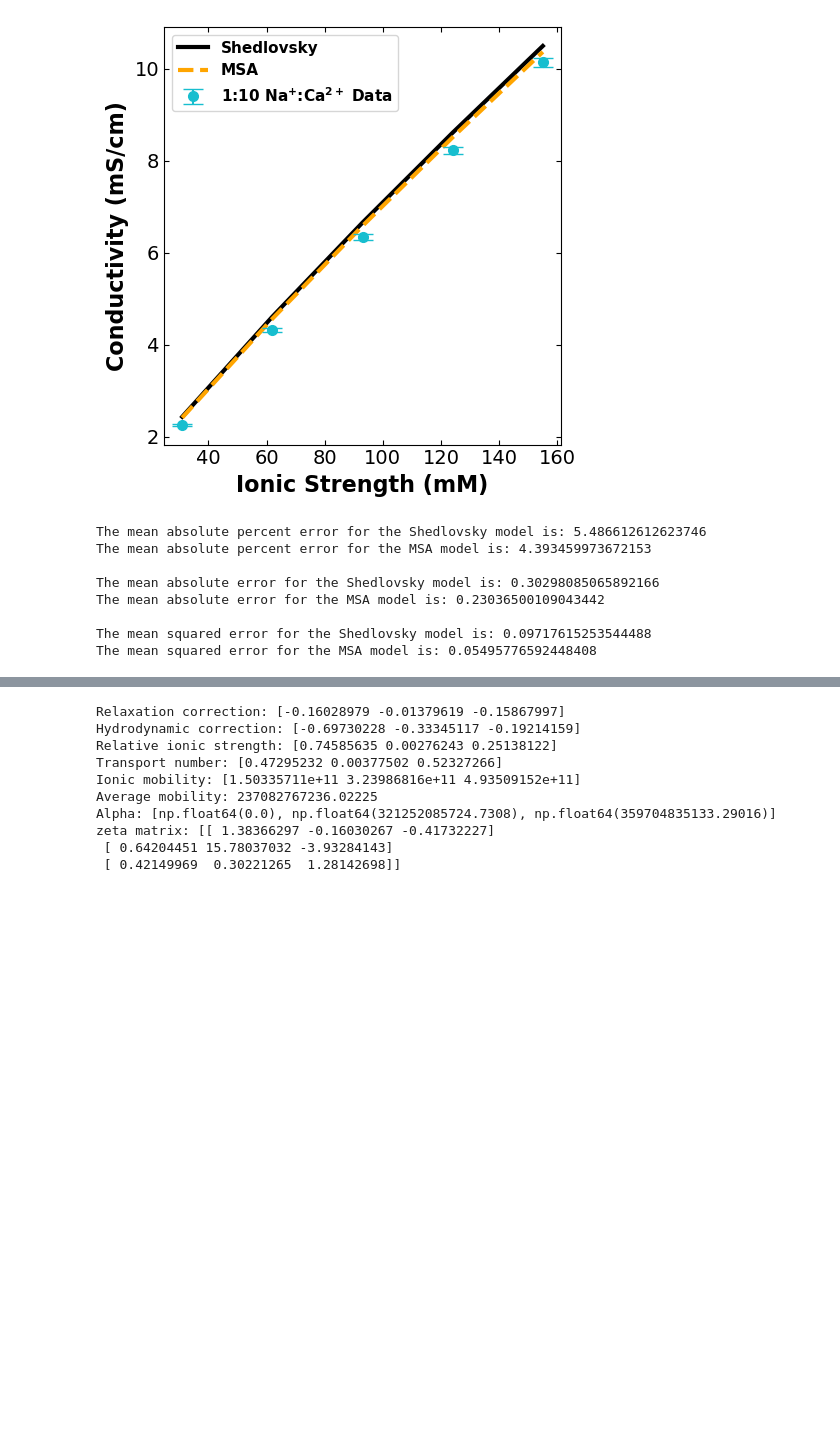
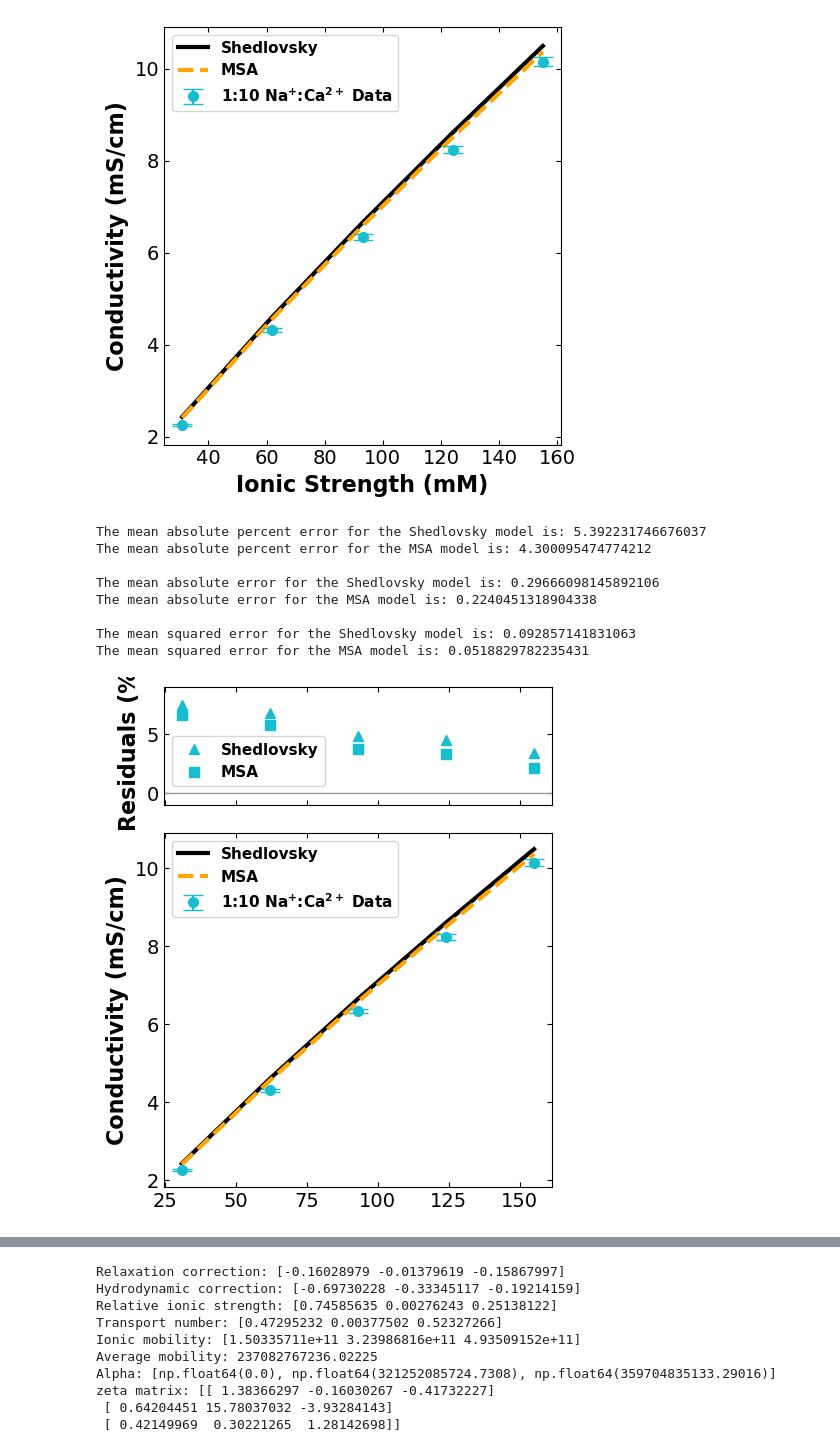
Before and after one commit to dowlinglab/salts-conductivity-modelling, a Jupyter notebook: extreme_binary_conductivity.ipynb, the cells around one changed output, grey strips where cells are left out. Cells and saved outputs as stored; diff of their text form; code cells hidden in the pictures; blank space fills up the shorter version.

```diff
--- a/extreme_binary_conductivity.ipynb
+++ b/extreme_binary_conductivity.ipynb
@@ -165,6 +169,8 @@ def get_error_metrics(shed_cond, msa_cond, cond_data):
     sq_residuals_msa = [e_msa[i]**2 for i in range(ndata)]
     print("\nThe mean squared error for the Shedlovsky model is:",np.mean(sq_residuals_shed))
     print("The mean squared error for the MSA model is:",np.mean(sq_residuals_msa))
+
+    return residuals_percent_shed, residuals_percent_msa
 # %%
 def extreme_binary_salt(
     NaCl_conc,
@@ -548,13 +570,55 @@ plt.show()
 [figure]
 # %%
 # compute the error metrics of the predictions
-get_error_metrics(shed_cond_Na_Ca, msa_cond_Na_Ca, Na_Ca_cond_extreme)
+e_shed, e_msa = get_error_metrics(shed_cond_Na_Ca, msa_cond_Na_Ca, Na_Ca_cond_extreme)
 # %% [output]
-The mean absolute percent error for the Shedlovsky model is: 5.486612612623746
-The mean absolute percent error for the MSA model is: 4.393459973672153
+The mean absolute percent error for the Shedlovsky model is: 5.392231746676037
+The mean absolute percent error for the MSA model is: 4.300095474774212
 
-The mean absolute error for the Shedlovsky model is: 0.30298085065892166
-The mean absolute error for the MSA model is: 0.23036500109043442
+The mean absolute error for the Shedlovsky model is: 0.29666098145892106
+The mean absolute error for the MSA model is: 0.2240451318904338
 
-The mean squared error for the Shedlovsky model is: 0.09717615253544488
-The mean squared error for the MSA model is: 0.05495776592448408
+The mean squared error for the Shedlovsky model is: 0.092857141831063
+The mean squared error for the MSA model is: 0.0518829782235431
+# %%
+# generate paper figure for the Shedlovsky model
+fig = plt.figure(figsize=(5, 6.5))
+gs = GridSpec(2, 1, height_ratios=[1, 3], hspace=0.12)
+
+ax_res = fig.add_subplot(gs[0])
+ax_cond = fig.add_subplot(gs[1], sharex=ax_res)
+
+# top plot
+ax_res.axhline(0, color="0.6", lw=1)
+ax_res.plot(ionic_str_Na_Ca, e_shed, "^", color="tab:cyan", markersize=7,
+           label="Shedlovsky")
+ax_res.plot(ionic_str_Na_Ca, e_msa, "s", color="tab:cyan", markersize=6.5,
+           label="MSA")
+
+ax_res.set_ylabel("Residuals (%)", fontsize=16, fontweight="bold")
+ax_res.set_ylim(-1, 9)
+ax_res.legend(prop={"weight":"bold", "size": 11}, bbox_to_anchor=(0.415, 0.58),
+              borderaxespad=0, fontsize=12)
+ax_res.tick_params(direction="in", top=True, right=True, labelsize=14)
+plt.setp(ax_res.get_xticklabels(), visible=False)
+
+# bottom plot
+ax_cond.plot(ionic_str_Na_Ca, shed_cond_Na_Ca, "-", color="black", linewidth=3,
+            label="Shedlovsky")
+ax_cond.plot(ionic_str_Na_Ca, msa_cond_Na_Ca, "--", color="orange", linewidth=3,
+            label="MSA")
+plt.errorbar(
+    ionic_str_Na_Ca, Na_Ca_cond_extreme, yerr=error_Na_Ca_extreme, fmt='o', ecolor='tab:cyan',
+    capsize=7, markersize=7, markerfacecolor='tab:cyan', markeredgecolor='tab:cyan',
+    label='1:10 Na$\mathbf{^{+}}$:Ca$\mathbf{^{2+}}$ Data')
+
+# ax_cond.set_xlabel("Ionic Strength (mM)", fontsize=16, fontweight="bold")
+ax_cond.set_ylabel("Conductivity (mS/cm)", fontsize=16, fontweight="bold")
+
+ax_cond.tick_params(direction="in", top=True, right=True, labelsize=14)
+
+plt.legend(prop={"weight":"bold", "size": 11})
+plt.savefig(r".\Binary_salts\shed_msa_na_ca_1_10_combined.png")
+plt.show()
+# %% [output]
+[figure, added]
```
Also changed, not shown: parts of 27 cells of this notebook, 16 other files.
